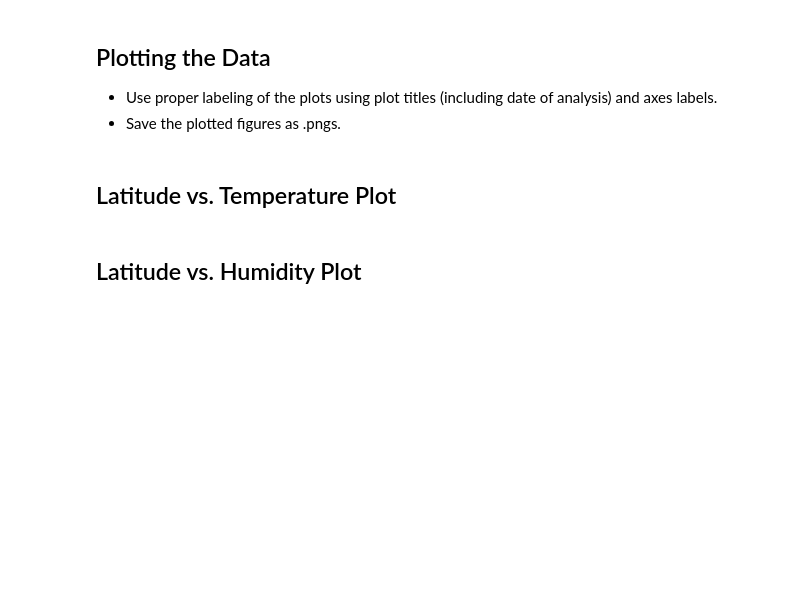
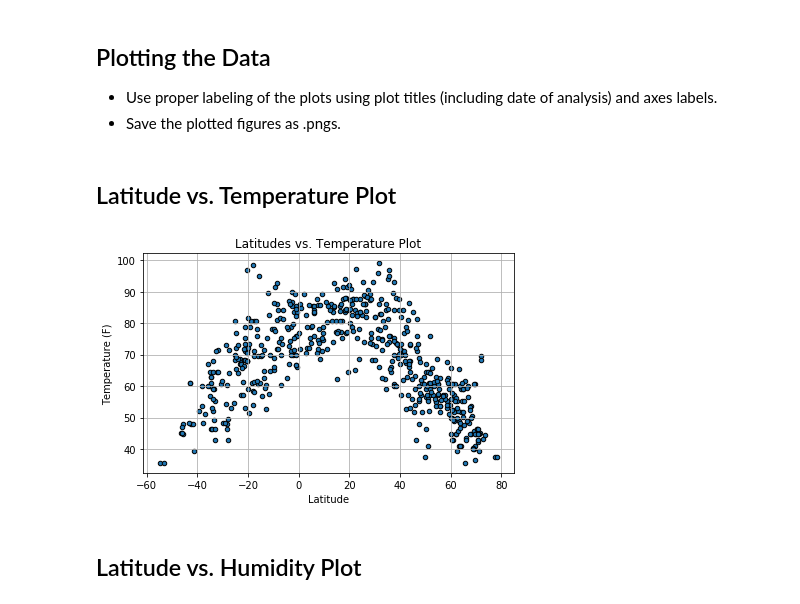
Before and after one commit to gemelodyyu/python_API_challenge, a Jupyter notebook: WeatherPy/WeatherPy.ipynb, the cells around one changed output. Cells and saved outputs as stored; diff of their text form; code cells hidden in the pictures; blank space fills up the shorter version.

```diff
--- a/WeatherPy/WeatherPy.ipynb
+++ b/WeatherPy/WeatherPy.ipynb
@@ -31,6 +37,7 @@ lng_range = (-180, 180)
  # List for holding lat_lngs and cities
 lat_lngs = []
 cities = []
+countries = []
 
 # Create a set of random lat and lng combinations
 lats = np.random.uniform(low=-90.000, high=90.000, size=1500)
@@ -40,10 +47,13 @@ lat_lngs = zip(lats, lngs)
 # Identify nearest city for each lat, lng combination
 for lat_lng in lat_lngs:
     city = citipy.nearest_city(lat_lng[0], lat_lng[1]).city_name
+    country = citipy.nearest_city(lat_lng[0], lat_lng[1]).country_code
 
     # If the city is unique, then add it to a our cities list
     if city not in cities:
         cities.append(city)
+        countries.append(country.upper())
+
 
 # Print the city count to confirm sufficient count
 len(cities)
@@ -53,3 +63,9 @@ len(cities)
 ### Perform API Calls
 * Perform a weather check on each city using a series of successive API calls.
 * Include a print log of each city as it'sbeing processed (with the city number and city name).
+# %%
+#Create a dataframe to store the data
+city_df = pd.DataFrame({"City": cities, "Country": countries, "Latitude": "", "Longitude": "", "Temperature (F)": "",
+                        "Humidity (%)": "", "Wind Speed (mph)": "", "Cloudiness (%)": ""})
+
+city_df.head()
@@ -57,3 +154,9 @@ len(cities)
 ### Convert Raw Data to DataFrame
 * Export the city data into a .csv.
 * Display the DataFrame
+# %%
+# remove missing data
+city_df = city_df.dropna()
+
+# displays the count of unique cities
+print(f"Retrieved weather information for {city_count} cities")
@@ -72,5 +198,18 @@ Skip this step if there are no cities that have humidity > 100%.
 * Save the plotted figures as .pngs.
 # %% [markdown]
 ## Latitude vs. Temperature Plot
+# %%
+city_df.plot.scatter(x="Latitude", y="Temperature (F)", marker="o", grid = True, edgecolor = "black")
+# set title and labels
+plt.title("Latitudes vs. Temperature Plot")
+plt.xlabel("Latitude")
+plt.ylabel("Temperature (F)")
+# save graph
+plt.tight_layout()
+plt.savefig("Images/lat_vs_temp.png")
+# print plot
+plt.show()
+# %% [output]
+[figure, added]
 # %% [markdown]
 ## Latitude vs. Humidity Plot
```
Also changed, not shown: parts of 15 cells of this notebook.
